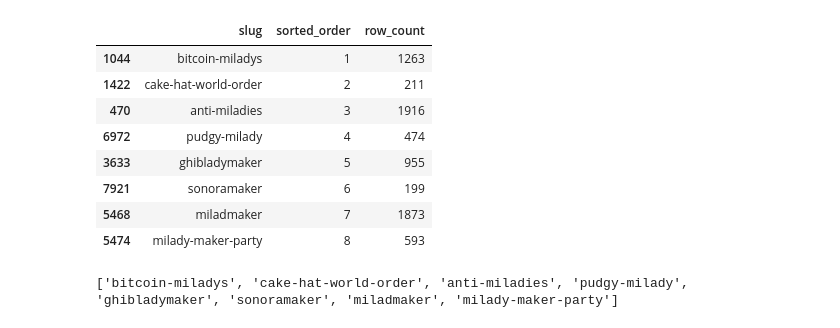
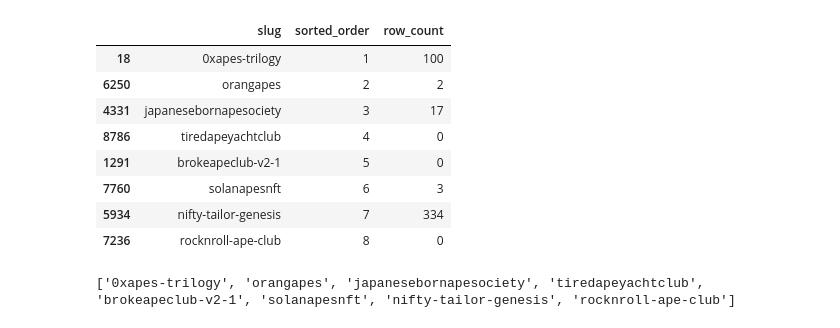
Before and after one commit to narunraman/nft_research, a Jupyter notebook: Dino/Fix_paper_figures.ipynb, the cells around one changed output. Drawn from its saved outputs; the diff is of its cells as text; code cells hidden in the pictures.

```diff
--- a/Dino/Fix_paper_figures.ipynb
+++ b/Dino/Fix_paper_figures.ipynb
@@ -22,19 +22,19 @@ label = 'beanz_random'
 out_directory = 'grids'
 img.slug_list_grid(root,slugs,label,out_directory,randomize=False,grid_size=5)
 # %%
-slugs = cfu.count_overlaps('milady').query('sorted_order<=8')
+slugs = cfu.count_overlaps('boredapeyachtclub').query('sorted_order<=8')
 display(slugs)
 slugs = list(slugs['slug'])
 print(slugs)
 # %% [output]
 |  | slug | sorted_order | row_count |
-| 1044 | bitcoin-miladys | 1 | 1263 |
-| 1422 | cake-hat-world-order | 2 | 211 |
-| 470 | anti-miladies | 3 | 1916 |
-| 6972 | pudgy-milady | 4 | 474 |
-| 3633 | ghibladymaker | 5 | 955 |
-| 7921 | sonoramaker | 6 | 199 |
-| 5468 | miladmaker | 7 | 1873 |
-| 5474 | milady-maker-party | 8 | 593 |
+| 18 | 0xapes-trilogy | 1 | 100 |
+| 6250 | orangapes | 2 | 2 |
+| 4331 | japanesebornapesociety | 3 | 17 |
+| 8786 | tiredapeyachtclub | 4 | 0 |
+| 1291 | brokeapeclub-v2-1 | 5 | 0 |
+| 7760 | solanapesnft | 6 | 3 |
+| 5934 | nifty-tailor-genesis | 7 | 334 |
+| 7236 | rocknroll-ape-club | 8 | 0 |
-['bitcoin-miladys', 'cake-hat-world-order', 'anti-miladies', 'pudgy-milady', 'ghibladymaker', 'sonoramaker', 'miladmaker', 'milady-maker-party']
+['0xapes-trilogy', 'orangapes', 'japanesebornapesociety', 'tiredapeyachtclub', 'brokeapeclub-v2-1', 'solanapesnft', 'nifty-tailor-genesis', 'rocknroll-ape-club']
 # %%
```
Also changed, not shown: parts of 3 cells of this notebook, 52 other files.
